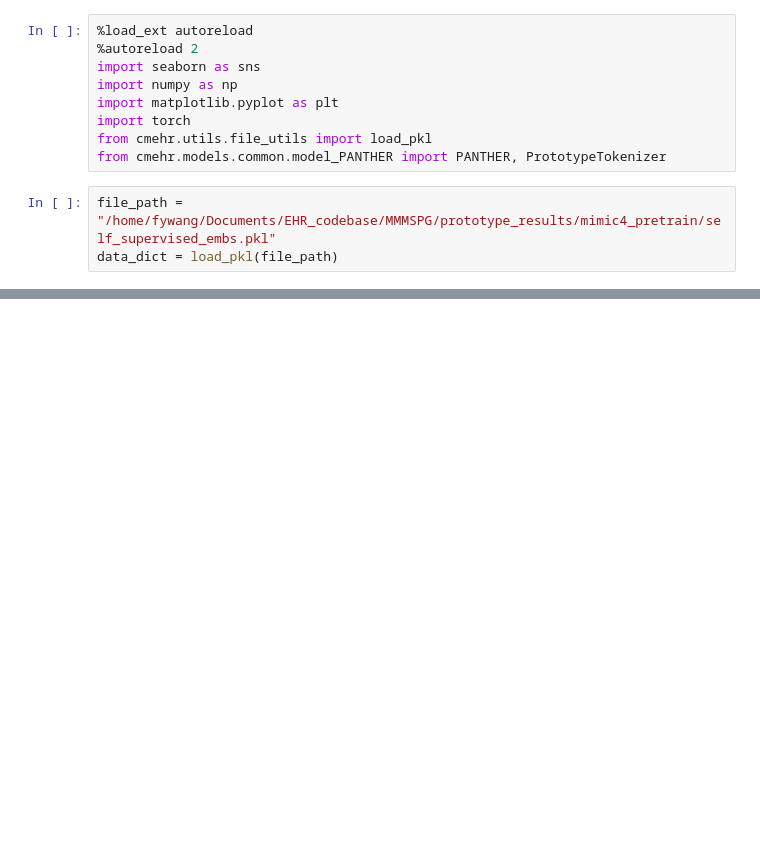
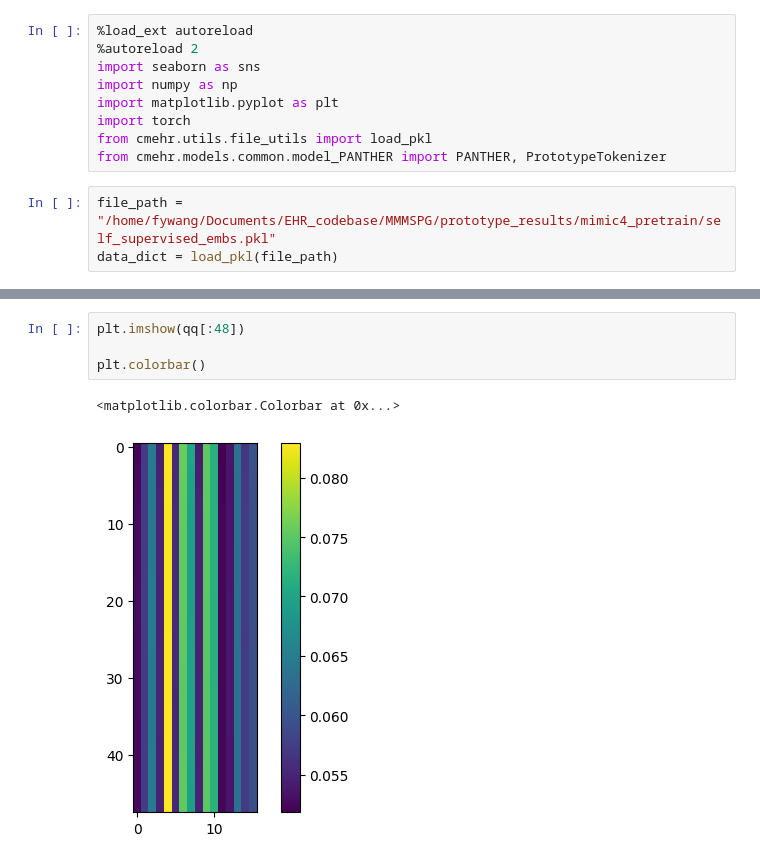
Before and after one commit to HKU-MedAI/CTPD, a Jupyter notebook: notebooks/visualize_prototype.ipynb, the cells around one changed output, grey strips where cells are left out. Cells and saved outputs as stored; diff of their text form; blank space fills up the shorter version.

```diff
--- a/notebooks/visualize_prototype.ipynb
+++ b/notebooks/visualize_prototype.ipynb
@@ -57,0 +56,7 @@ array([49, 49, 49, 49, 49, 49, 38, 38, 38, 38, 38, 38, 38, 38, 38, 38, 38,
+# %%
+plt.imshow(qq[:48])
+
+plt.colorbar()
+# %% [output]
+<matplotlib.colorbar.Colorbar at 0x...>
+[figure, added]
```
Also changed, not shown: parts of 10 cells of this notebook, 7 other files.
